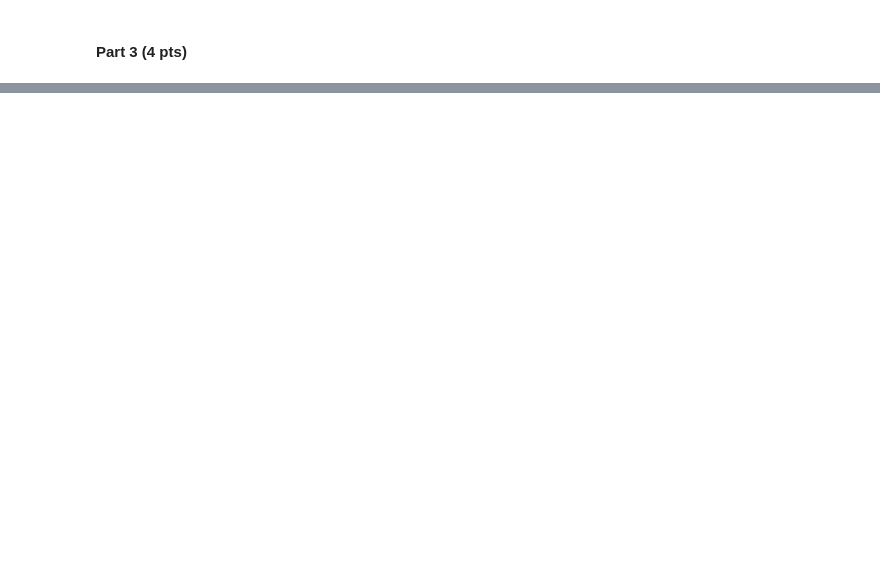
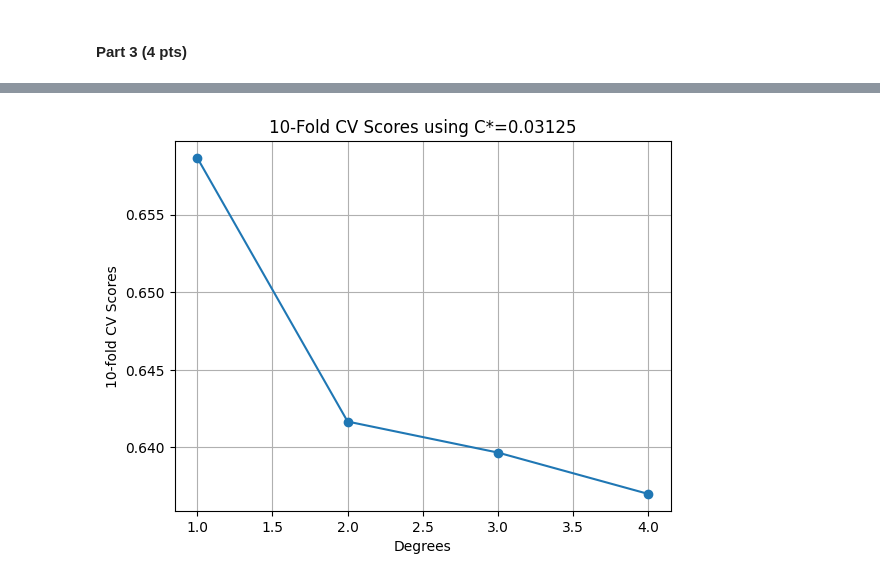
Before and after one commit to jag2k2/ut-stat-ml, a Jupyter notebook: HW3/Homework3Programming.ipynb, the cells around one changed output, grey strips where cells are left out. Saved outputs shown, nothing was run; the diff lists cells and outputs as text; code cells hidden in the pictures; blank space fills up the shorter version.

```diff
--- a/HW3/Homework3Programming.ipynb
+++ b/HW3/Homework3Programming.ipynb
@@ -704,0 +772,16 @@ plt.show()
+# %%
+scores_bestc = []
+for row in d_c_scores:
+    if row[1] == best_c:
+        scores_bestc.append(row[2])   # Get 10-fold cv score arrays for best c
+avg_10f_scores = []
+for i in range(len(scores_bestc)):
+  avg_10f_scores.append(np.mean(scores[i]))  # Avg 10-fold cv scores for each degree
+plt.plot(degrees, avg_10f_scores, marker='o')
+plt.xlabel('Degrees')
+plt.ylabel('10-fold CV Scores')
+plt.title("10-Fold CV Scores using C*={}".format(best_c))
+plt.grid()
+plt.show()
+# %% [output]
+[figure, added]
```
Also changed, not shown: parts of 13 cells of this notebook.
